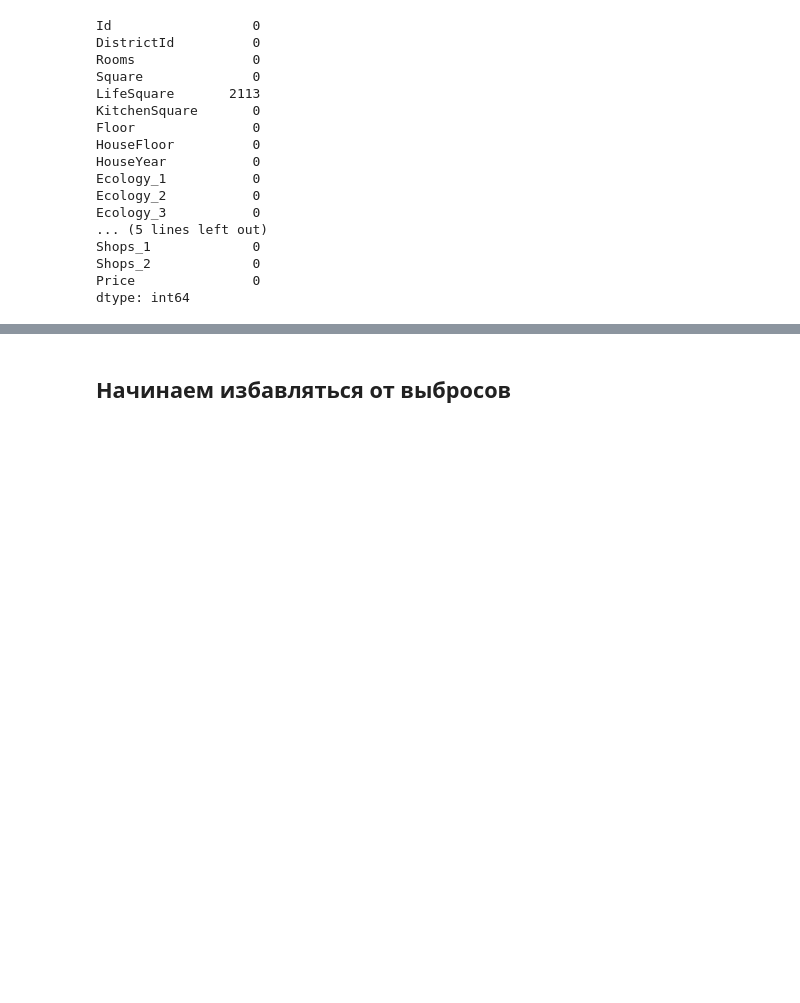
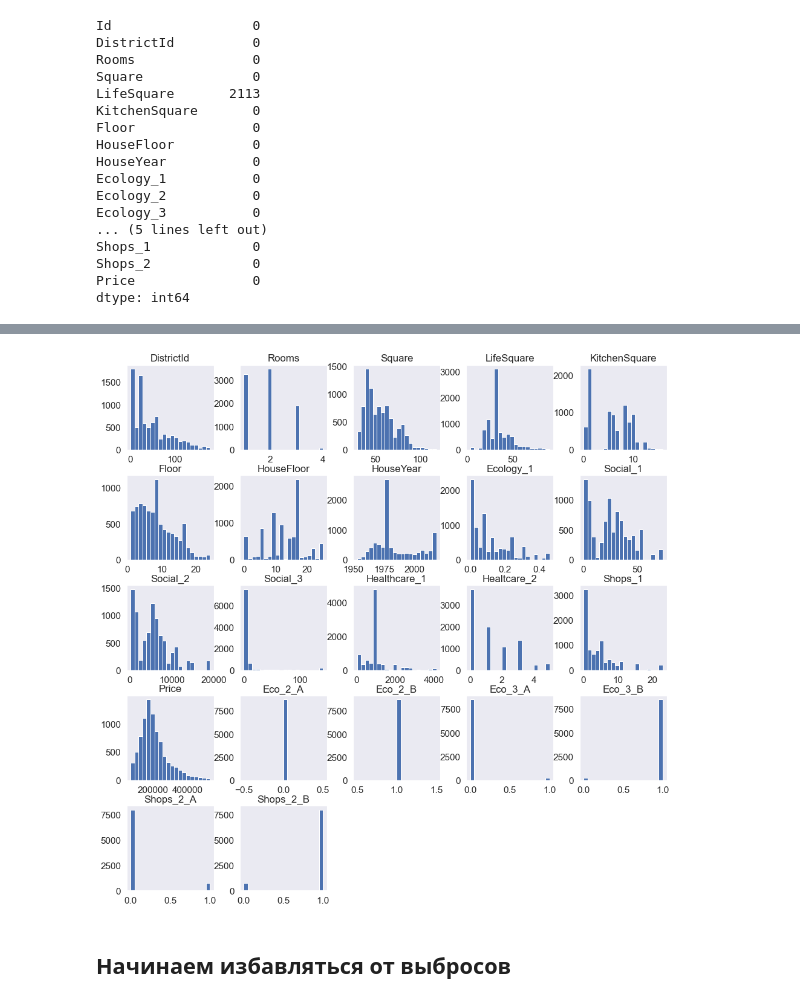
Before and after one commit to Anbionchik/Git_brain_lessons, a Jupyter notebook: Python_libs/Course Work/Course_Work_Khlopkov.ipynb, the cells around one changed output, grey strips where cells are left out. Drawn from its saved outputs; the diff is of its cells as text; code cells hidden in the pictures; blank space fills up the shorter version.

```diff
--- a/Python_libs/Course Work/Course_Work_Khlopkov.ipynb
+++ b/Python_libs/Course Work/Course_Work_Khlopkov.ipynb
@@ -215,3 +356,7 @@ data.loc[data['Healthcare_1'].isna(), 'Healthcare_1'] = data['Healthcare_1'].med
+# %%
+alt_data.hist(figsize=(16,16), bins=20, grid=False);
+# %% [output]
+[figure, added]
 # %% [markdown]
 ## Начинаем избавляться от выбросов
 # %% [markdown]
```
Also changed, not shown: parts of 30 cells of this notebook.
